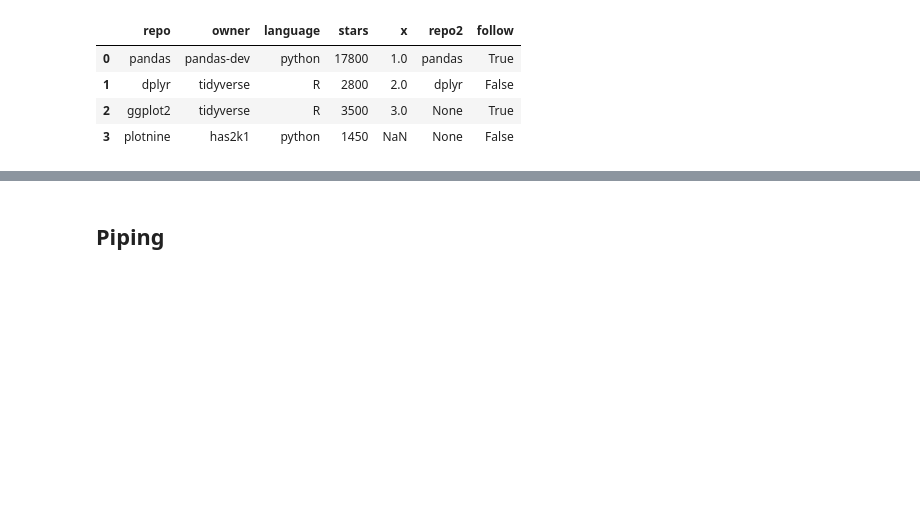
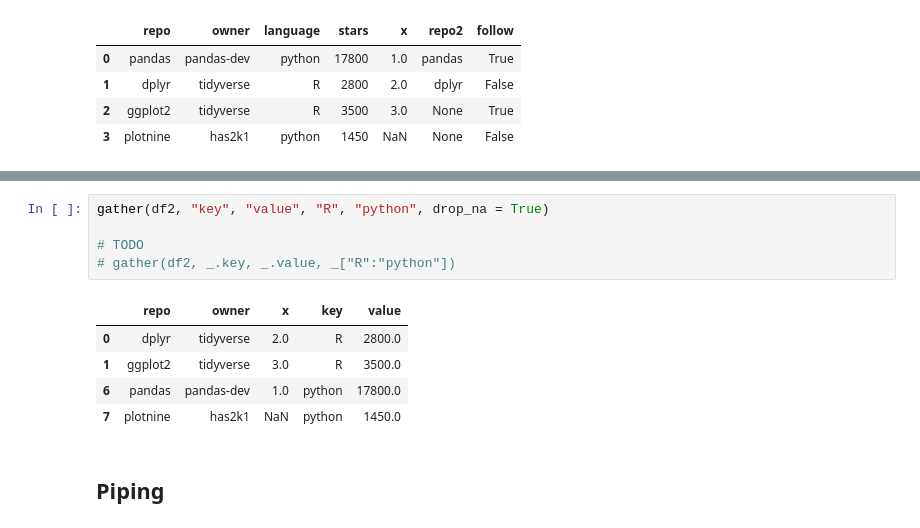
Before and after one commit to machow/siuba, a Jupyter notebook: examples/examples-dplyr-funcs.ipynb, the cells around one changed output, grey strips where cells are left out. Saved outputs shown, nothing was run; the diff lists cells and outputs as text; blank space fills up the shorter version.

```diff
--- a/examples/examples-dplyr-funcs.ipynb
+++ b/examples/examples-dplyr-funcs.ipynb
@@ -203,3 +255,14 @@ left_join(df, follow, "repo")
+# %%
+gather(df2, "key", "value", "R", "python", drop_na = True)
+
+# TODO
+# gather(df2, _.key, _.value, _["R":"python"])
+# %% [output]
+|  | repo | owner | x | key | value |
+| 0 | dplyr | tidyverse | 2.0 | R | 2800.0 |
+| 1 | ggplot2 | tidyverse | 3.0 | R | 3500.0 |
+| 6 | pandas | pandas-dev | 1.0 | python | 17800.0 |
+| 7 | plotnine | has2k1 | NaN | python | 1450.0 |
 # %% [markdown]
 ## Piping
 # %%
```
Also changed, not shown: parts of 16 cells of this notebook, 4 other files.
